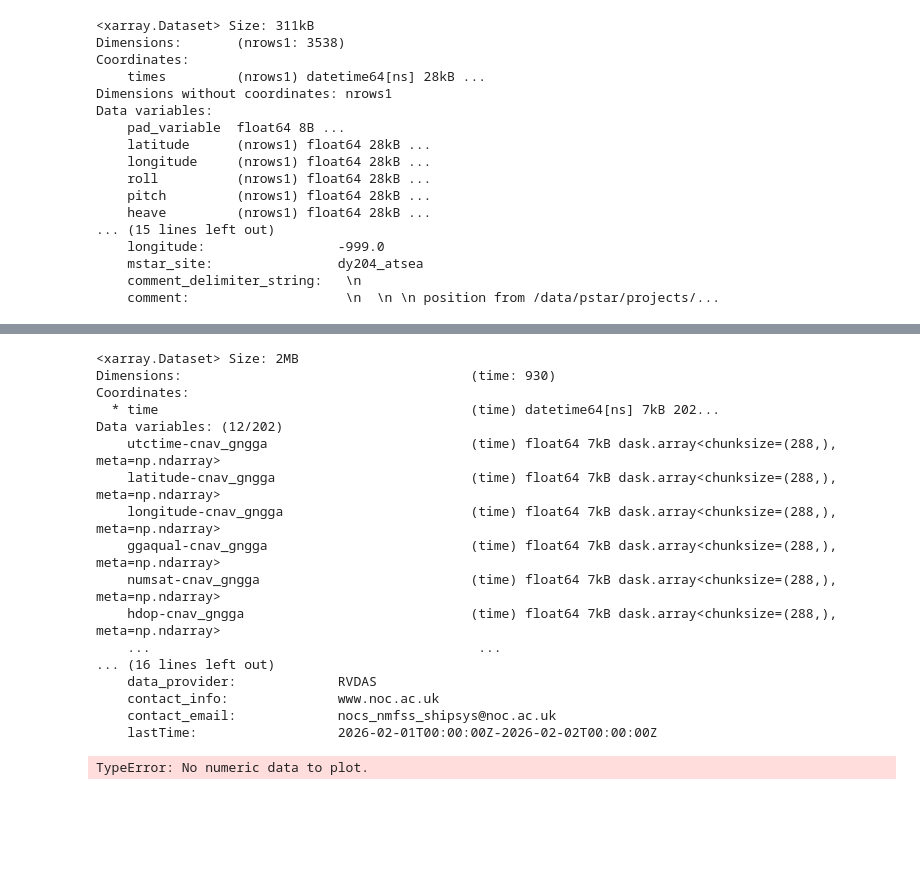
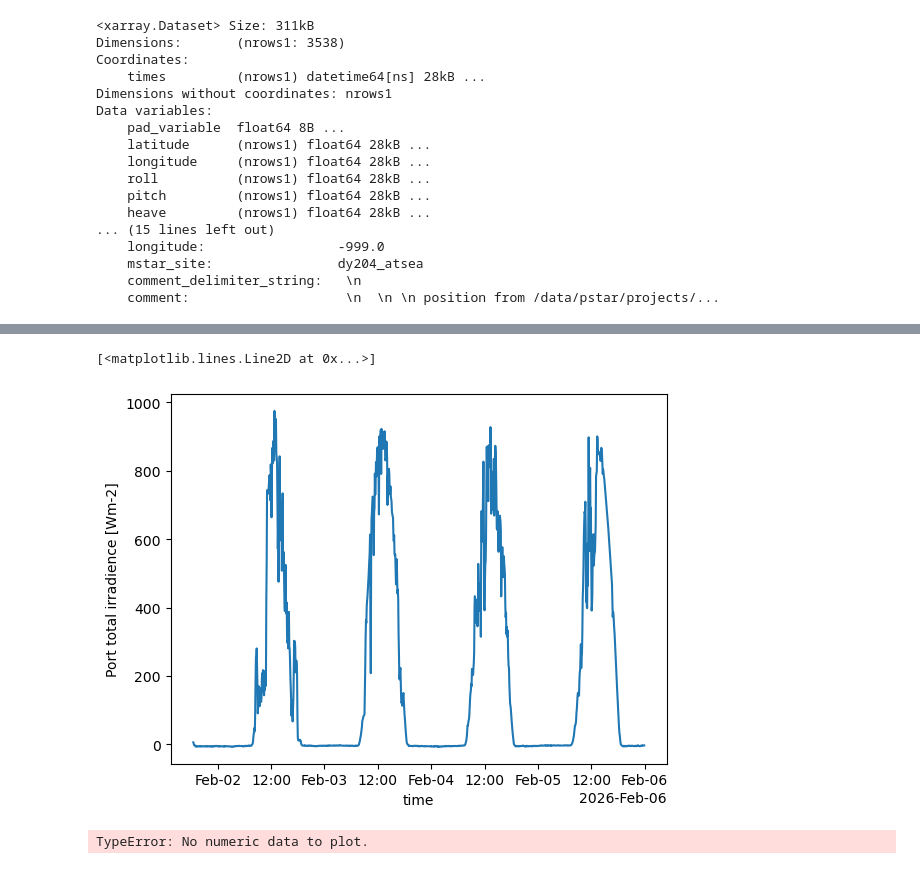
Before and after one commit to NOC-OCP/ocp_hydro_matlab, a Jupyter notebook: Python/Explore_data.ipynb, the cells around one changed output, grey strips where cells are left out. Drawn from its saved outputs; the diff is of its cells as text; code cells hidden in the pictures; blank space fills up the shorter version.

Commit message:
new path and notebook for rvdas netcdf daily files

```diff
--- a/Python/Explore_data.ipynb
+++ b/Python/Explore_data.ipynb
@@ -65,23 +66,8 @@ getfattr: /mnt/current_cruise/Ship_Systems/Data/RVDAS/Database_NetCDF/METOCEAN/m
 # %%
-ds
+ds['ptir-nudamlgt_sflgt'].plot()
 # %% [output]
-<xarray.Dataset> Size: 2MB
-Dimensions:                                     (time: 930)
-Coordinates:
-  * time                                        (time) datetime64[ns] 7kB 202...
-Data variables: (12/202)
-    utctime-cnav_gngga                          (time) float64 7kB dask.array<chunksize=(288,), meta=np.ndarray>
-    latitude-cnav_gngga                         (time) float64 7kB dask.array<chunksize=(288,), meta=np.ndarray>
-    longitude-cnav_gngga                        (time) float64 7kB dask.array<chunksize=(288,), meta=np.ndarray>
-    ggaqual-cnav_gngga                          (time) float64 7kB dask.array<chunksize=(288,), meta=np.ndarray>
-    numsat-cnav_gngga                           (time) float64 7kB dask.array<chunksize=(288,), meta=np.ndarray>
-    hdop-cnav_gngga                             (time) float64 7kB dask.array<chunksize=(288,), meta=np.ndarray>
-    ...                                          ...
-... (16 lines left out)
-    data_provider:             RVDAS
-    contact_info:              www.noc.ac.uk
-    contact_email:             nocs_nmfss_shipsys@noc.ac.uk
-    lastTime:                  2026-02-01T00:00:00Z-2026-02-02T00:00:00Z
+[<matplotlib.lines.Line2D at 0x...>]
+[figure, added]
 # %%
 ds['waterdepthmetrefromsurface-ea640_sddbs'].sel(time=slice("2026-02-05T13:52:00","2026-02-05T13:53:00")).plot()
 # %% [output]
```
Also changed, not shown: parts of 1 cell of this notebook, 1 other file.
